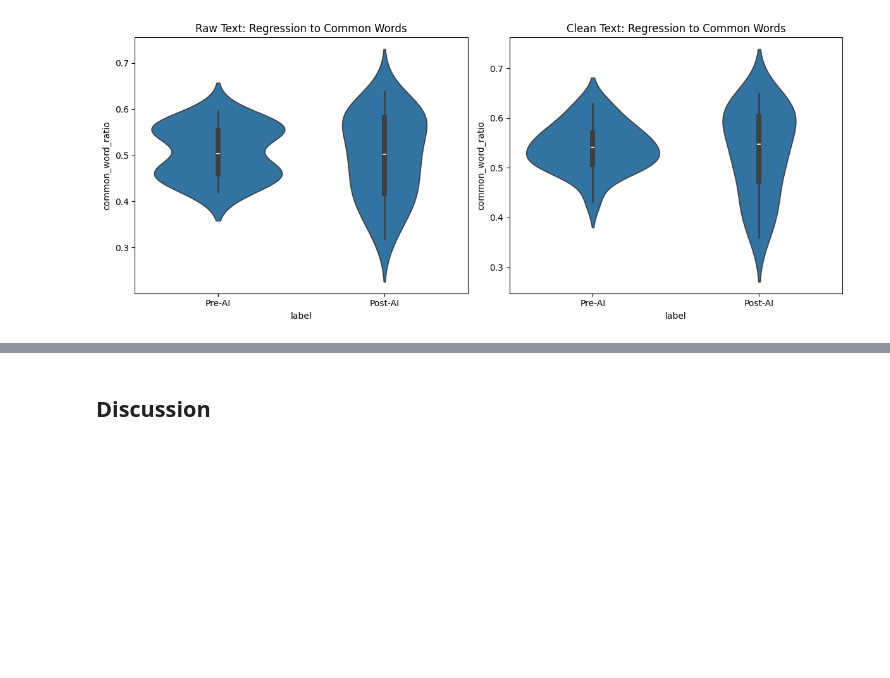
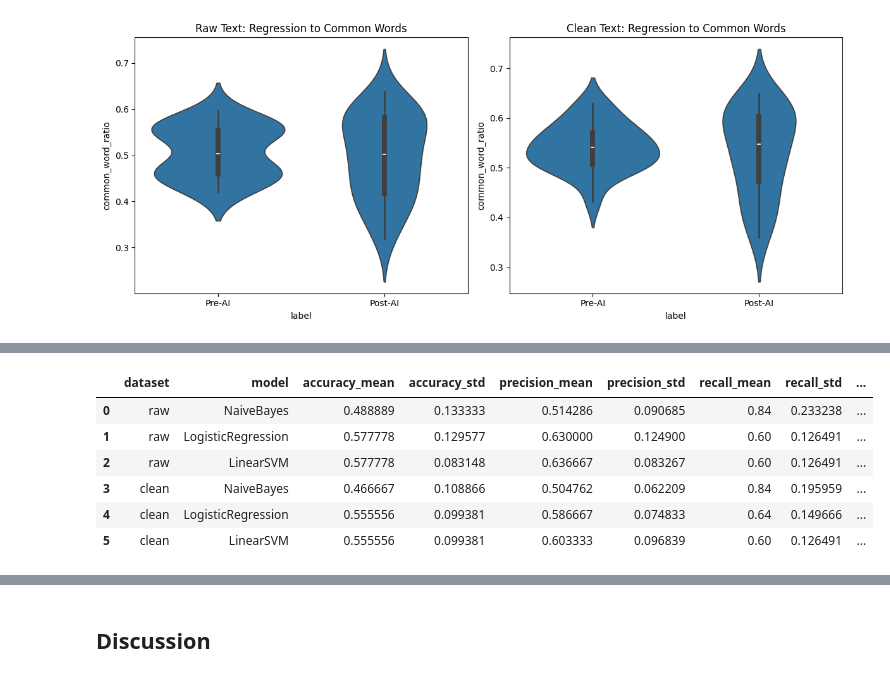
Before and after one commit to SuiseiNakagawa/stylistic-drift-analysis, a Jupyter notebook: first_draft.ipynb, the cells around one changed output, grey strips where cells are left out. Drawn from its saved outputs; the diff is of its cells as text; code cells hidden in the pictures; blank space fills up the shorter version.

Commit message:
add model selection and training

```diff
--- a/first_draft.ipynb
+++ b/first_draft.ipynb
@@ -706,2 +834,16 @@ plt.show()
+# %%
+# Model initialization for stylometric feature vectors
+
+models = {
+    "NaiveBayes": MultinomialNB(),
+    "LogisticRegression": Pipeline([
+        ("scaler", StandardScaler()),
+        ("clf", LogisticRegression(max_iter=1000, random_state=42))
+    ]),
+    "LinearSVM": Pipeline([
+        ("scaler", StandardScaler()),
+        ("clf", LinearSVC(C=1.0, random_state=42))
+    ])
+}
 # %% [markdown]
 ## Training
@@ -734,0 +862,68 @@ plt.show()
+# %%
+# Train each model on training data (45 docs) using 5-fold cross-validation
+
+# Sanity check: training and test labels should match
+assert len(y_train) == 45, f"Expected 45 training docs, got {len(y_train)}"
+assert len(y_test) == 5, f"Expected 5 test docs, got {len(y_test)}"
+
+def run_cv(models_dict, X, y, cv):
+    """Run stratified CV and return mean and std metrics per model."""
+    results = []
+
+    for model_name, model in models_dict.items():
+        fold_acc = []
+        fold_prec = []
+        fold_rec = []
+        fold_f1 = []
+
+        for fold_idx, (fold_train_idx, fold_test_idx) in enumerate(cv.split(X, y)):
+            X_fold_train, X_fold_test = X[fold_train_idx], X[fold_test_idx]
+            y_fold_train, y_fold_test = y[fold_train_idx], y[fold_test_idx]
+
+            # Fit and predict
+            model.fit(X_fold_train, y_fold_train)
+            y_fold_pred = model.predict(X_fold_test)
+
+            # Store metrics
+            fold_acc.append(accuracy_score(y_fold_test, y_fold_pred))
+            fold_prec.append(precision_score(y_fold_test, y_fold_pred, zero_division=0))
+            fold_rec.append(recall_score(y_fold_test, y_fold_pred, zero_division=0))
+            fold_f1.append(f1_score(y_fold_test, y_fold_pred, zero_division=0))
+
+        results.append({
+            "model": model_name,
+            "accuracy_mean": np.mean(fold_acc),
+            "accuracy_std": np.std(fold_acc),
+            "precision_mean": np.mean(fold_prec),
+            "precision_std": np.std(fold_prec),
+            "recall_mean": np.mean(fold_rec),
+            "recall_std": np.std(fold_rec),
+            "f1_mean": np.mean(fold_f1),
+            "f1_std": np.std(fold_f1),
+        })
+
+    return pd.DataFrame(results)
+
+# Run 5-fold CV on the training set (45 docs) for both raw and clean
+print("Running 5-fold CV on training set (45 docs)...\n")
+
+raw_results = run_cv(models, X_raw_train, y_train, skf)
+raw_results["dataset"] = "raw"
+
+clean_results = run_cv(models, X_clean_train, y_train, skf)
+clean_results["dataset"] = "clean"
+
+cv_results = pd.concat([raw_results, clean_results], ignore_index=True)
+
+# Display results
+cv_results = cv_results[[
+    "dataset", "model",
+    "accuracy_mean", "accuracy_std",
+    "precision_mean", "precision_std",
+    "recall_mean", "recall_std",
+    "f1_mean", "f1_std",
+]]
+
+print("Cross-Validation Results (averaged across 5 folds):")
+cv_results
+# %% [output]
@@ -735,2 +933,9 @@ plt.show()
+|  | dataset | model | accuracy_mean | accuracy_std | precision_mean | precision_std | recall_mean | recall_std | ... |
+| 0 | raw | NaiveBayes | 0.488889 | 0.133333 | 0.514286 | 0.090685 | 0.84 | 0.233238 | ... |
+| 1 | raw | LogisticRegression | 0.577778 | 0.129577 | 0.630000 | 0.124900 | 0.60 | 0.126491 | ... |
+| 2 | raw | LinearSVM | 0.577778 | 0.083148 | 0.636667 | 0.083267 | 0.60 | 0.126491 | ... |
+| 3 | clean | NaiveBayes | 0.466667 | 0.108866 | 0.504762 | 0.062209 | 0.84 | 0.195959 | ... |
+| 4 | clean | LogisticRegression | 0.555556 | 0.099381 | 0.586667 | 0.074833 | 0.64 | 0.149666 | ... |
+| 5 | clean | LinearSVM | 0.555556 | 0.099381 | 0.603333 | 0.096839 | 0.60 | 0.126491 | ... |
 # %% [markdown]
 ## Predictions
```
Also changed, not shown: parts of 9 cells of this notebook.
